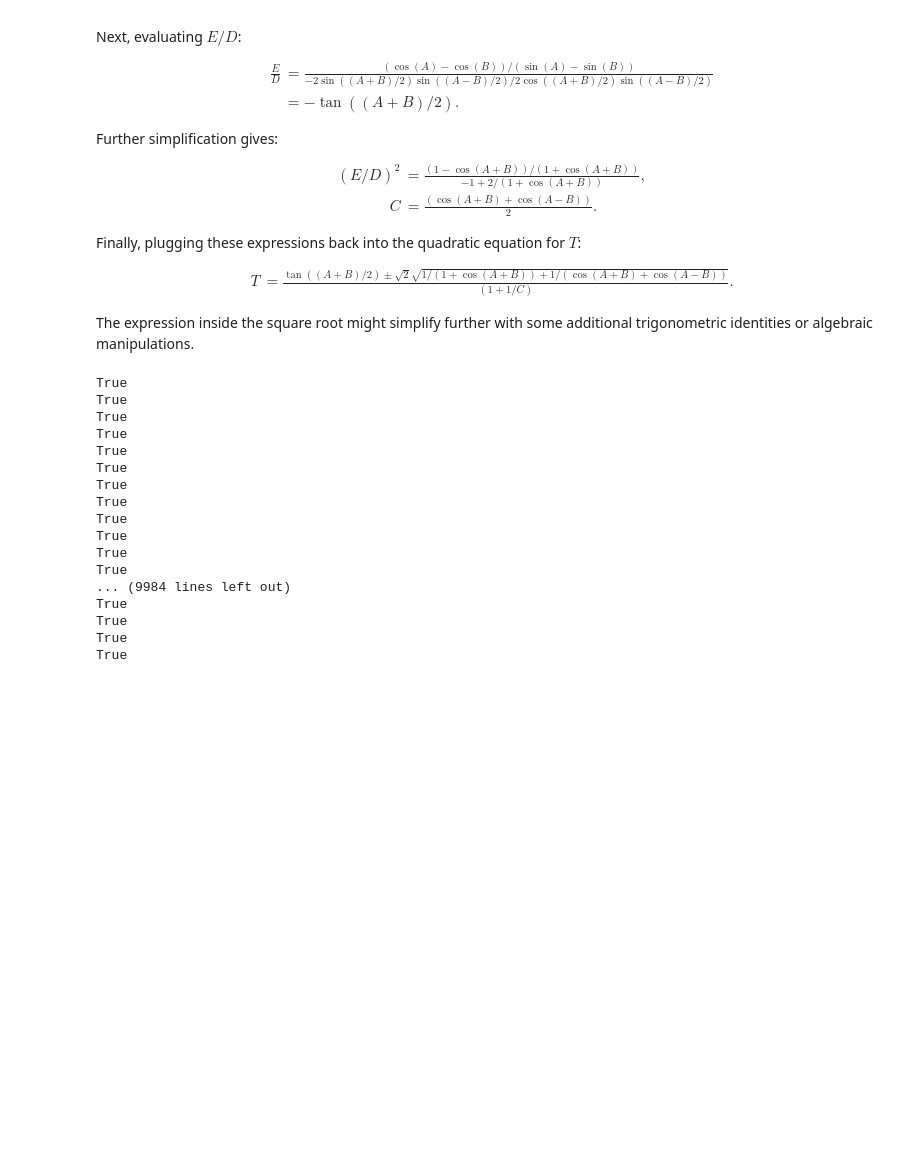
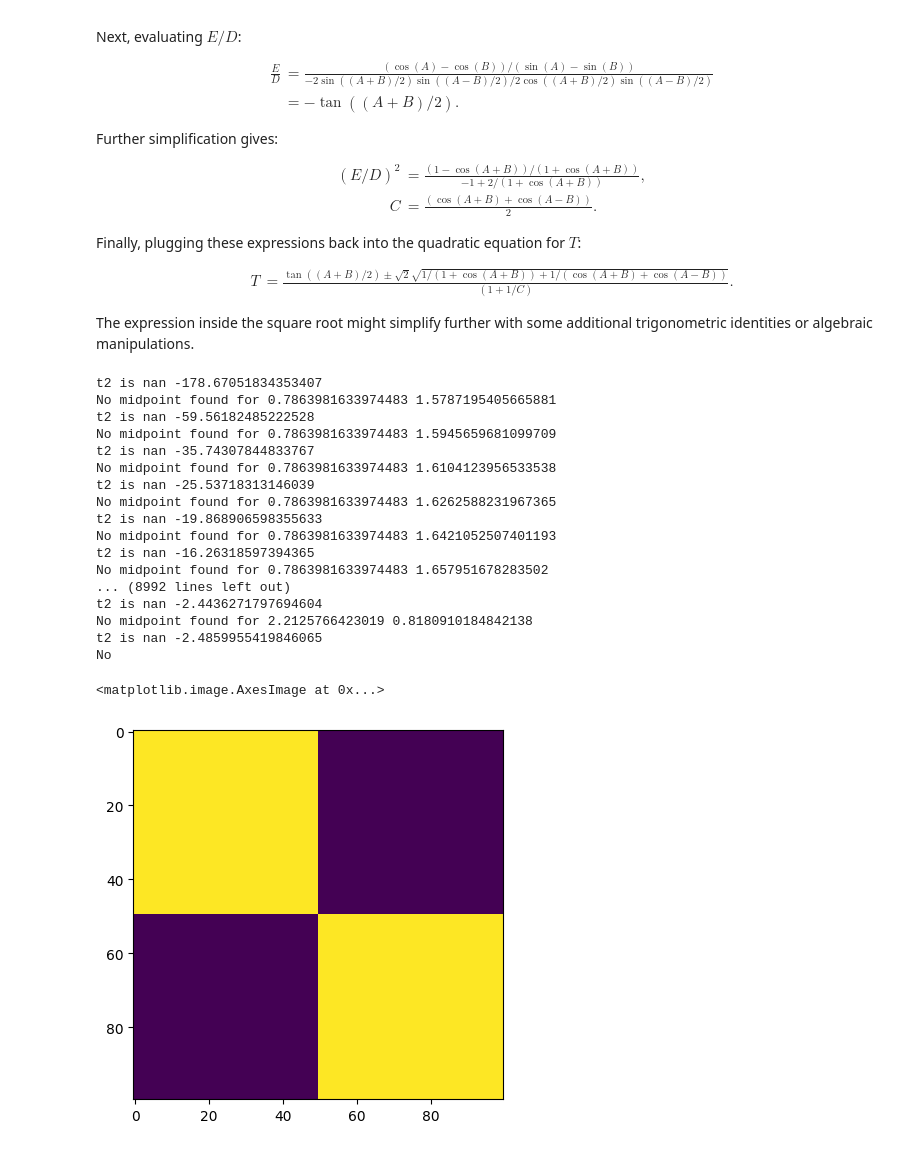
Before and after one commit to pchlenski/hyperdt, a Jupyter notebook: 29_solved_midpoints.ipynb, the cells around one changed output. Saved outputs shown, nothing was run; the diff lists cells and outputs as text; code cells hidden in the pictures; blank space fills up the shorter version.

```diff
--- a/29_solved_midpoints.ipynb
+++ b/29_solved_midpoints.ipynb
@@ -115,22 +118,53 @@ def get_midpoint(a, b):
 for t1 in theta_1:
     for t2 in theta_2:
         midpoints = get_midpoint(t1, t2)
-        print(np.any([is_midpoint(t1, t2, tm) for tm in midpoints]))
+        if not np.any([is_midpoint(t1, t2, tm) for tm in midpoints]):
+            print("No midpoint found for", t1, t2)
-# %% [output]
-True
-True
-True
-True
-True
-True
-True
-True
-True
-True
-True
-True
-... (9984 lines left out)
-True
-True
-True
-True
+# %%
+# Verify for pi/2 to 3pi/4:
+
+theta_1_b = np.linspace(np.pi / 2 + 0.001, 3 * np.pi / 4 - 0.001, 100)
+theta_2_b = np.linspace(np.pi / 2 + 0.001, 3 * np.pi / 4 - 0.001, 100)
+
+for t1 in theta_1_b:
+    for t2 in theta_2_b:
+        midpoints = get_midpoint(t1, t2)
+        if not np.any([is_midpoint(t1, t2, tm) for tm in midpoints]):
+            print("No midpoint found for", t1, t2)
+# %%
+# Across the whole range:
+import matplotlib.pyplot as plt
+
+theta_1_c = np.linspace(np.pi / 4 + 0.001, 3 * np.pi / 4 - 0.001, 100)
+theta_2_c = np.linspace(np.pi / 4 + 0.001, 3 * np.pi / 4 - 0.001, 100)
+
+my_grid = np.zeros((len(theta_1_c), len(theta_2_c)))
+for i, t1 in enumerate(theta_1_c):
+    for j, t2 in enumerate(theta_2_c):
+        midpoints = get_midpoint(t1, t2)
+        if not np.any([is_midpoint(t1, t2, tm) for tm in midpoints]):
+            print("No midpoint found for", t1, t2)
+        else:
+            my_grid[i, j] = 1
+
+plt.imshow(my_grid)
+# %% [output]
+t2 is nan -178.67051834353407
+No midpoint found for 0.7863981633974483 1.5787195405665881
+t2 is nan -59.56182485222528
+No midpoint found for 0.7863981633974483 1.5945659681099709
+t2 is nan -35.74307844833767
+No midpoint found for 0.7863981633974483 1.6104123956533538
+t2 is nan -25.53718313146039
+No midpoint found for 0.7863981633974483 1.6262588231967365
+t2 is nan -19.868906598355633
+No midpoint found for 0.7863981633974483 1.6421052507401193
+t2 is nan -16.26318597394365
+No midpoint found for 0.7863981633974483 1.657951678283502
+... (8992 lines left out)
+t2 is nan -2.4436271797694604
+No midpoint found for 2.2125766423019 0.8180910184842138
+t2 is nan -2.4859955419846065
+No
+<matplotlib.image.AxesImage at 0x...>
+[figure, added]
```
Also changed, not shown: parts of 7 cells of this notebook.
